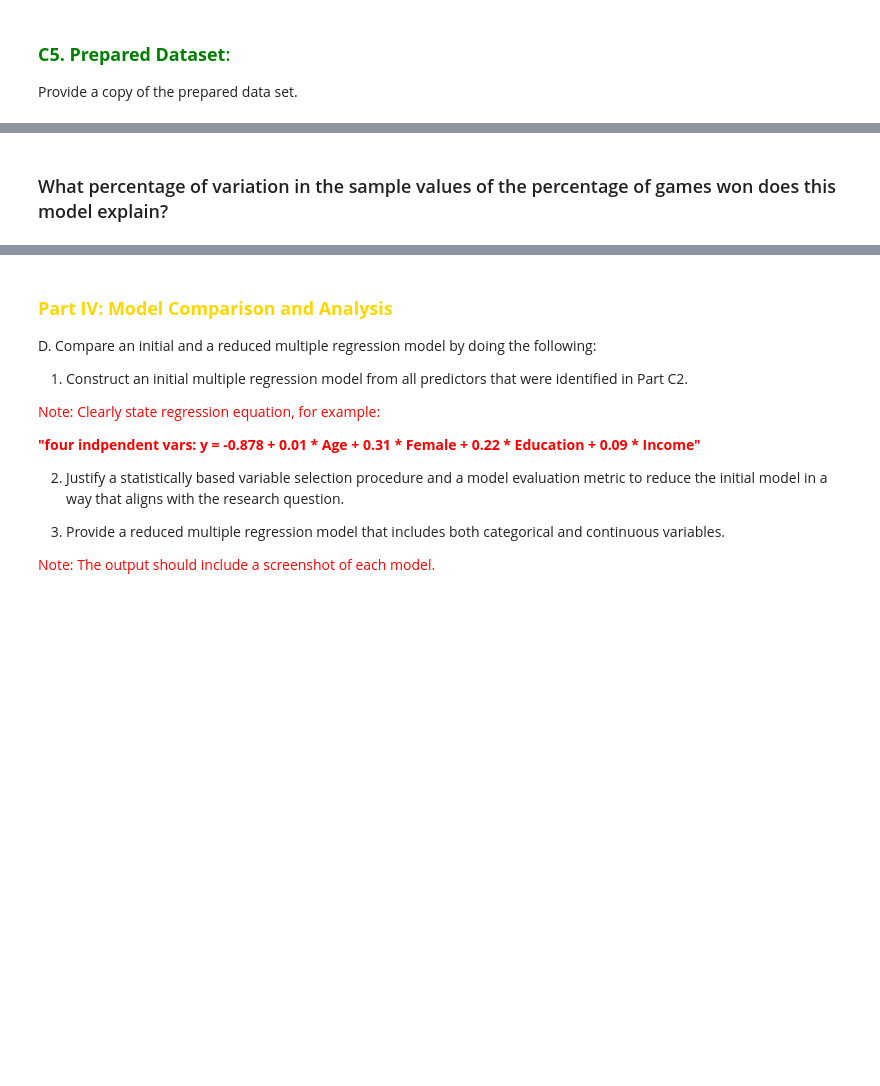
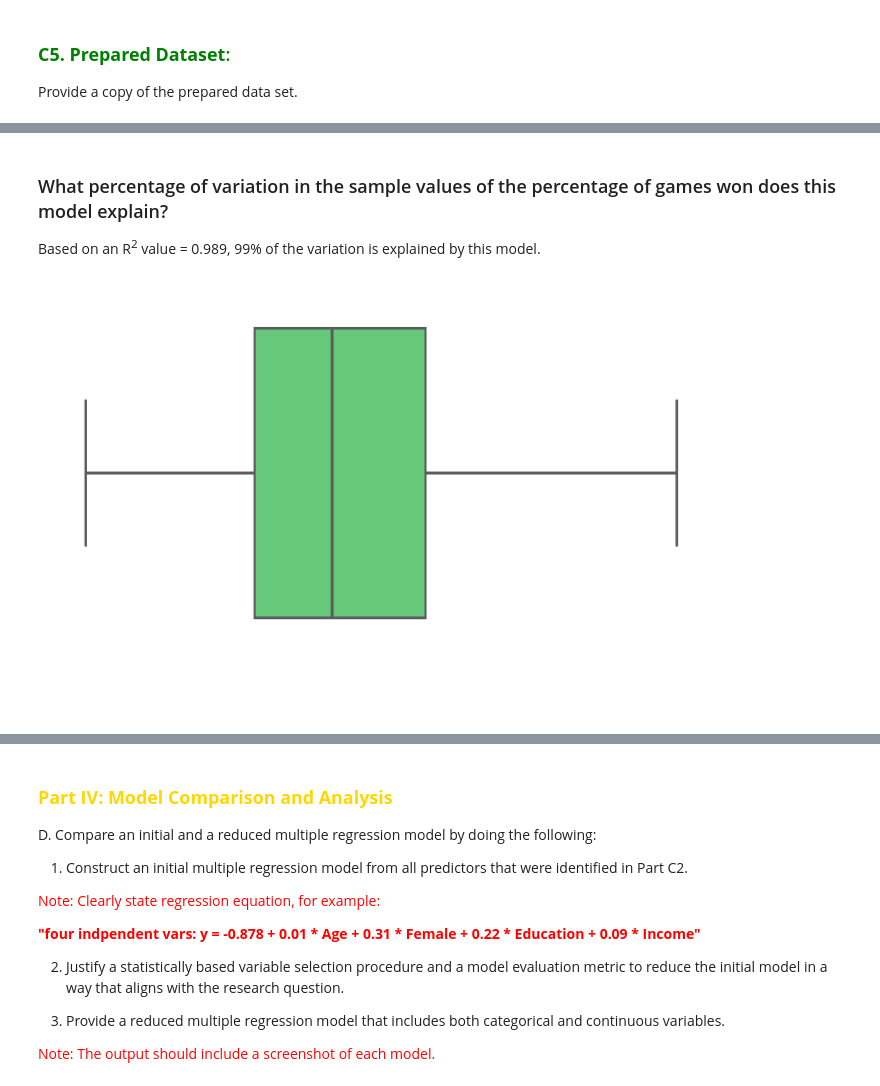
Before and after one commit to vhendr18/D208_Predictive_Modeling, a Jupyter notebook: Performance_Assessment/D208_Performance_Assessment_NBM2_Task_1.ipynb, the cells around one changed output, grey strips where cells are left out. Cells and saved outputs as stored; diff of their text form; code cells hidden in the pictures; blank space fills up the shorter version.

```diff
--- a/Performance_Assessment/D208_Performance_Assessment_NBM2_Task_1.ipynb
+++ b/Performance_Assessment/D208_Performance_Assessment_NBM2_Task_1.ipynb
@@ -194,7 +233,6 @@ churn_df.describe()
 # %%
 # Remove less meaningful demographic variables from statistics description
-churn_df = df.drop(columns=['CaseOrder', 'Customer_id', 'Interaction', 'UID', 'City',
+churn_df = churn_df.drop(columns=['CaseOrder', 'Customer_id', 'Interaction', 'UID', 'City',
                             'State', 'County', 'Zip', 'Lat', 'Lng', 'Population',
-                            'Area', 'TimeZone', 'Job', 'Age', 'Education',
-                           'Employment', 'Marital', 'Gender'])
+                            'Area', 'TimeZone', 'Job', 'Marital'])
 churn_df.describe()
@@ -210,10 +280,11 @@ print(data_nulls)
 # %%
+'''No need to impute an missing values as the dataset appears complete/cleaned'''
 # Impute missing fields for variables Children, Age, Income, Tenure and Bandwidth_GB_Year with median or mean
-churn_df['Children'] = churn_df['Children'].fillna(churn_df['Children'].median())
-churn_df['Age'] = churn_df['Age'].fillna(churn_df['Age'].median())
-churn_df['Income'] = churn_df['Income'].fillna(churn_df['Income'].median())
-churn_df['Tenure'] = churn_df['Tenure'].fillna(churn_df['Tenure'].median())
-churn_df['Bandwidth_GB_Year'] = churn_df['Bandwidth_GB_Year'].fillna(churn_df['Bandwidth_GB_Year'].median())
+# churn_df['Children'] = churn_df['Children'].fillna(churn_df['Children'].median())
+# churn_df['Age'] = churn_df['Age'].fillna(churn_df['Age'].median())
+# churn_df['Income'] = churn_df['Income'].fillna(churn_df['Income'].median())
+# churn_df['Tenure'] = churn_df['Tenure'].fillna(churn_df['Tenure'].median())
+# churn_df['Bandwidth_GB_Year'] = churn_df['Bandwidth_GB_Year'].fillna(churn_df['Bandwidth_GB_Year'].median())
 # %%
 # Develop the estimated regression equation that could be used to predict the Bandwidth_GB_Year,
 # given the continuous variables
@@ -227,7 +317,10 @@ print(lm_bandwidth.summary())
 # %% [markdown]
 ### What percentage of variation in the sample values of the percentage of games won does this model explain?
+Based on an R<sup>2</sup> value = 0.989, 99% of the variation is explained by this model.
 # %%
 # Create Seaborn boxplots for continuous & categorical variables
-sns.boxplot('MonthlyCharge', data = df)
+sns.boxplot('MonthlyCharge', data = churn_df)
 plt.show()
+# %% [output]
+[figure, added]
 # %%
```
Also changed, not shown: parts of 12 cells of this notebook, 1 other file.
